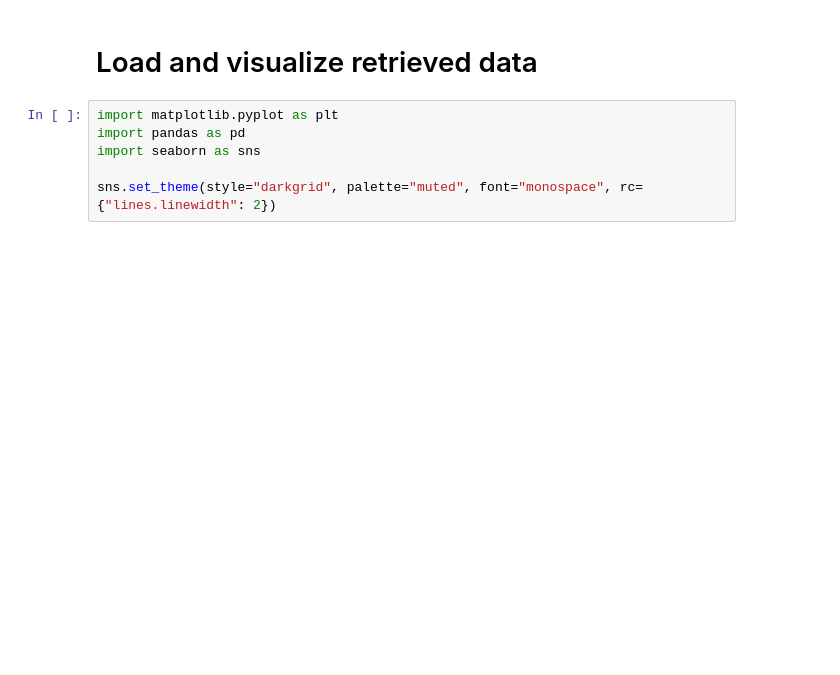
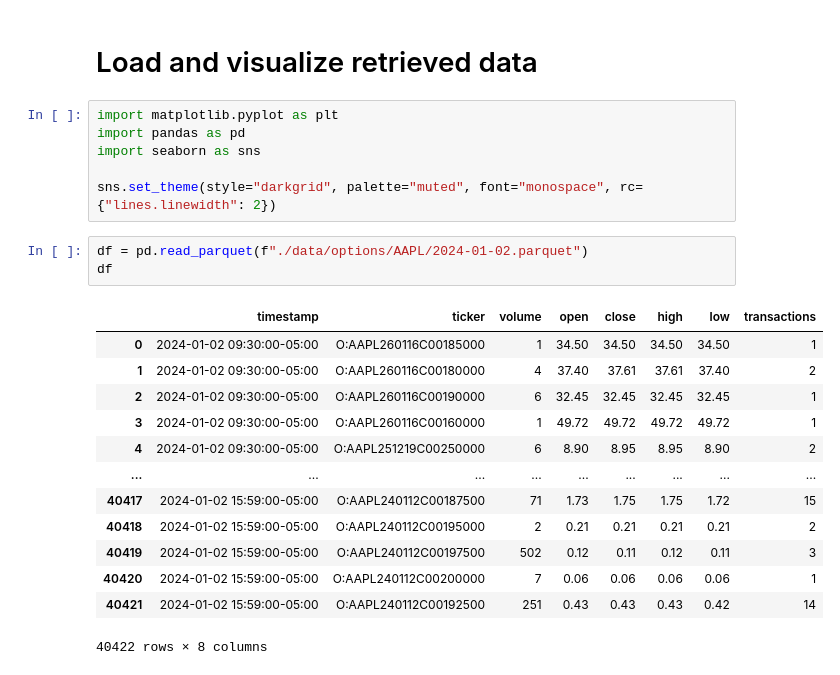
Before and after one commit to sukiboo/historical-asset-prices, a Jupyter notebook: load_data.ipynb, the cells around one changed output. Cells and saved outputs as stored; diff of their text form; blank space fills up the shorter version.

Commit message:
filter options

```diff
--- a/load_data.ipynb
+++ b/load_data.ipynb
@@ -6,3 +6,20 @@ import pandas as pd
 import seaborn as sns
 
 sns.set_theme(style="darkgrid", palette="muted", font="monospace", rc={"lines.linewidth": 2})
+# %%
+df = pd.read_parquet(f"./data/options/AAPL/2024-01-02.parquet")
+df
+# %% [output]
+|  | timestamp | ticker | volume | open | close | high | low | transactions |
+| 0 | 2024-01-02 09:30:00-05:00 | O:AAPL260116C00185000 | 1 | 34.50 | 34.50 | 34.50 | 34.50 | 1 |
+| 1 | 2024-01-02 09:30:00-05:00 | O:AAPL260116C00180000 | 4 | 37.40 | 37.61 | 37.61 | 37.40 | 2 |
+| 2 | 2024-01-02 09:30:00-05:00 | O:AAPL260116C00190000 | 6 | 32.45 | 32.45 | 32.45 | 32.45 | 1 |
+| 3 | 2024-01-02 09:30:00-05:00 | O:AAPL260116C00160000 | 1 | 49.72 | 49.72 | 49.72 | 49.72 | 1 |
+| 4 | 2024-01-02 09:30:00-05:00 | O:AAPL251219C00250000 | 6 | 8.90 | 8.95 | 8.95 | 8.90 | 2 |
+| ... | ... | ... | ... | ... | ... | ... | ... | ... |
+| 40417 | 2024-01-02 15:59:00-05:00 | O:AAPL240112C00187500 | 71 | 1.73 | 1.75 | 1.75 | 1.72 | 15 |
+| 40418 | 2024-01-02 15:59:00-05:00 | O:AAPL240112C00195000 | 2 | 0.21 | 0.21 | 0.21 | 0.21 | 2 |
+| 40419 | 2024-01-02 15:59:00-05:00 | O:AAPL240112C00197500 | 502 | 0.12 | 0.11 | 0.12 | 0.11 | 3 |
+| 40420 | 2024-01-02 15:59:00-05:00 | O:AAPL240112C00200000 | 7 | 0.06 | 0.06 | 0.06 | 0.06 | 1 |
+| 40421 | 2024-01-02 15:59:00-05:00 | O:AAPL240112C00192500 | 251 | 0.43 | 0.43 | 0.43 | 0.42 | 14 |
+40422 rows × 8 columns
```
Also changed, not shown: parts of 3 cells of this notebook, 17 other files.
